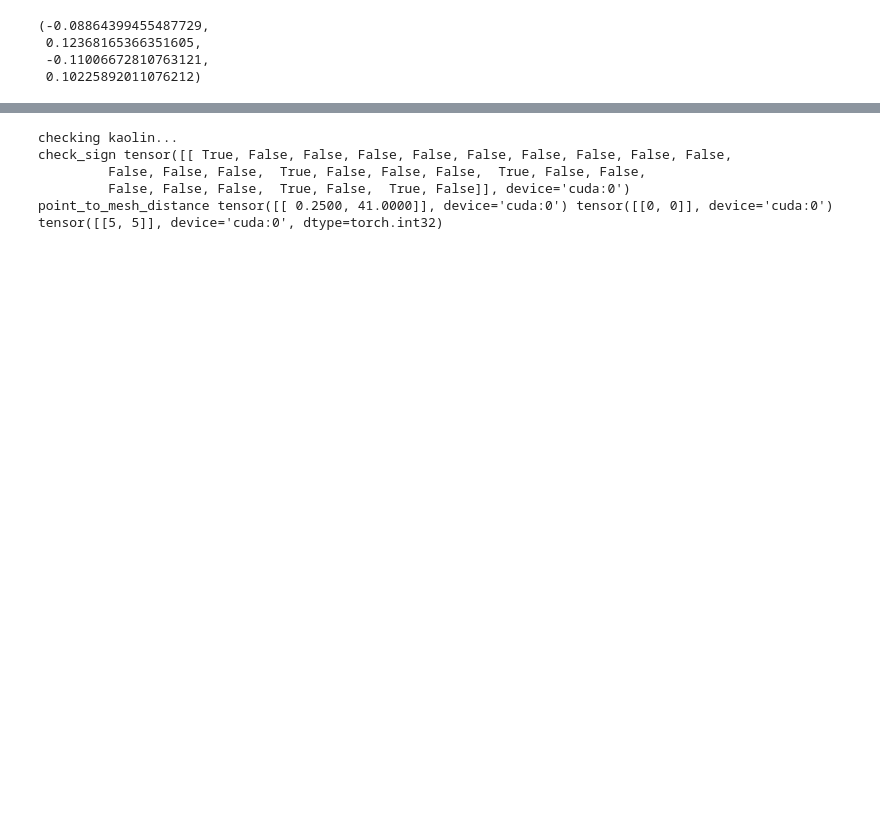
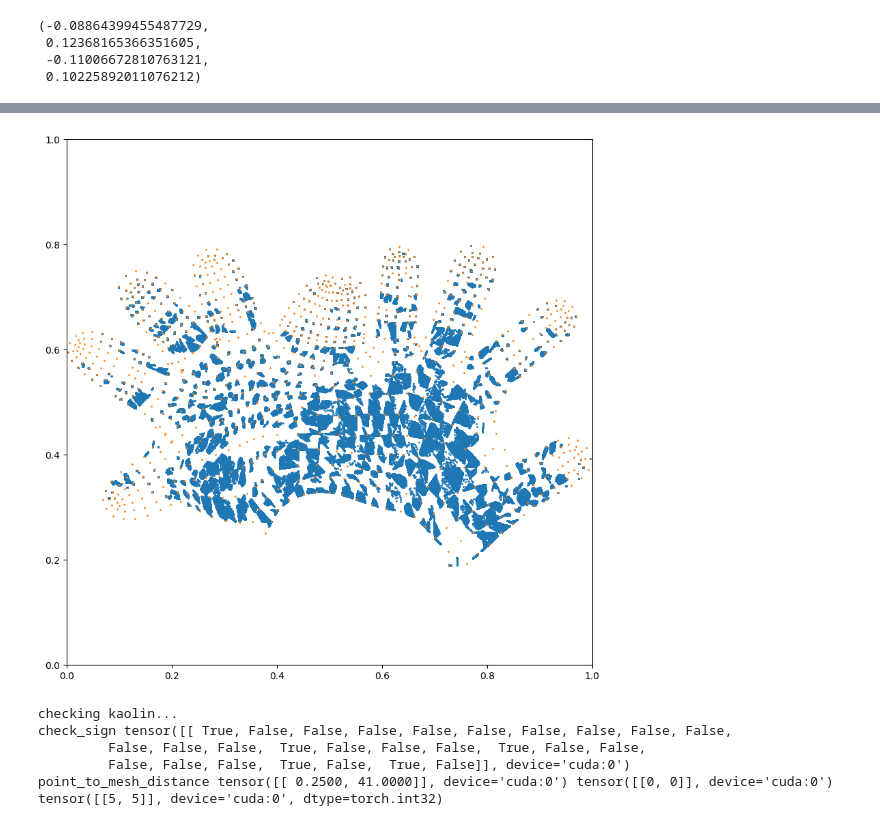
Before and after one commit to AlekseiZhuravlev/ml-neuman, a Jupyter notebook: pytorch3d_nerf/notebooks/warp_to_uv.ipynb, the cells around one changed output, grey strips where cells are left out. Cells and saved outputs as stored; diff of their text form; code cells hidden in the pictures; blank space fills up the shorter version.

```diff
--- a/pytorch3d_nerf/notebooks/warp_to_uv.ipynb
+++ b/pytorch3d_nerf/notebooks/warp_to_uv.ipynb
@@ -84,6 +94,7 @@ import pytorch3d
 import warping.get_closest_point_from_triangle as get_closest_point_from_triangle
 import warping.get_closest_point_on_mesh_github as get_closest_point_on_mesh_github
 import warping.get_vertex_uv as get_vertex_uv
+from pytorch3d.io import load_obj
 
 def test_pytorch3d_closest_pt(mesh, points):
     distances, face_ids = get_point_mesh_face_distance.point_mesh_face_distance(
@@ -123,7 +134,7 @@ def test_github_closest_pt(mesh, points):
     )
     return closest_points
 
-def test_pytorch3d_closest_pt_batched(mesh, points):
+def test_pytorch3d_closest_pt_batched(mesh, points, vertices_repaired, faces_repaired):
     distances, face_ids = get_point_mesh_face_distance.point_mesh_face_distance(
         mesh,
         pytorch3d.structures.Pointclouds(points=points)
@@ -142,7 +153,12 @@ def test_pytorch3d_closest_pt_batched(mesh, points):
 
     closest_pts_uv = get_vertex_uv.get_point_uv(closest_points_bary, face_ids)
 
-    return distances_v2, closest_points
+    is_inside = kaolin.ops.mesh.check_sign(vertices_repaired, faces_repaired, closest_points.unsqueeze(0))
+    print('is_inside', is_inside.int().sum())
+    # multiply distances with -1 if point is inside
+    distances_v2 = distances_v2 * (is_inside.int() * -2 + 1)
+
+    return distances_v2, closest_points, closest_pts_uv
 
 
 mesh_not_repaired = pytorch3d.structures.Meshes(
@@ -150,13 +166,55 @@ mesh_not_repaired = pytorch3d.structures.Meshes(
     faces=faces_zero_pose,
 )
 
-points_to_query = torch.rand(1, 5000, 3) * 0.15
+points_to_query = pytorch3d.ops.sample_points_from_meshes(mesh_not_repaired, 1000000) * 2
+print(points_to_query.shape)
+# points_to_query = torch.rand(1, 5000, 3) * 0.5 - 0.25
 print(points_to_query.shape)
 
 mesh_not_repaired = mesh_not_repaired.to(device)
 points_to_query = points_to_query.to(device)
 
-distances_batched, pts_batched = test_pytorch3d_closest_pt_batched(mesh_not_repaired, points_to_query)
-print('batched pts', pts_batched.shape)
-print('batched distances', distances_batched.shape)
+distances_batched, pts_batched, uvs_batched = test_pytorch3d_closest_pt_batched(
+    mesh_not_repaired,
+    points_to_query,
+    torch.tensor(vertices_repaired).unsqueeze(0).to(device),
+    torch.tensor(faces_repaired).to(device),
+)
+
+%matplotlib inline
+fig = plt.figure(figsize=(10, 10))
+ax = fig.add_subplot(111)
+ax.scatter(x=uvs_batched[:, 0].cpu().numpy(), y=uvs_batched[:, 1].cpu().numpy(), s=1)
+
+# set axes equal
+ax.set_aspect('equal', adjustable='box')
+# set axes limits 0 to 1
+ax.set_xlim(0, 1)
+ax.set_ylim(0, 1)
+
+print('batched pts', pts_batched)
+print('batched distances', distances_batched.mean(), distances_batched.min(), distances_batched.max())
+print('points_to_query', points_to_query)
+
+
+verts_from_obj, faces_from_obj, aux = load_obj(
+    '/itet-stor/azhuavlev/net_scratch/Projects/Data/models/mano/uv_maps/MANO_UV_left.obj')
+
+print('aux.verts_uvs', aux.verts_uvs)
+
+ax.scatter(x=aux.verts_uvs[:, 0].cpu().numpy(), y=aux.verts_uvs[:, 1].cpu().numpy(), s=1)
+
+assert (faces_from_obj.verts_idx == faces_zero_pose).all()
+
+# ax = fig.add_subplot(122, projection='3d')
+#
+# ax.plot_trisurf(mesh_repaired_trimesh.vertices[:, 0], mesh_repaired_trimesh.vertices[:, 1], mesh_repaired_trimesh.vertices[:, 2], triangles=mesh_repaired_trimesh.faces, alpha=0.5)
+#
+# ax.scatter(xs=points_to_query[0, :, 0].cpu().numpy(), ys=points_to_query[0, :, 1].cpu().numpy(), zs=points_to_query[0, :, 2].cpu().numpy(), s=1, c='r')
+#
+# ax.axis('equal')
+# print('faces_from_obj', faces_from_obj.verts_idx)
+# print('faces_zero_pose', faces_zero_pose)
+
+# fixme: I am not entirely sure if everything is correct. Run experiments to check
 # %% [output]
@@ -166,3 +238,4 @@ batched distances torch.Size([5000])
+[figure, added]
 # %%
 import kaolin
 import warping.kaolin_test as kaolin_test
```
Also changed, not shown: parts of 2 cells of this notebook, 7 other files.
